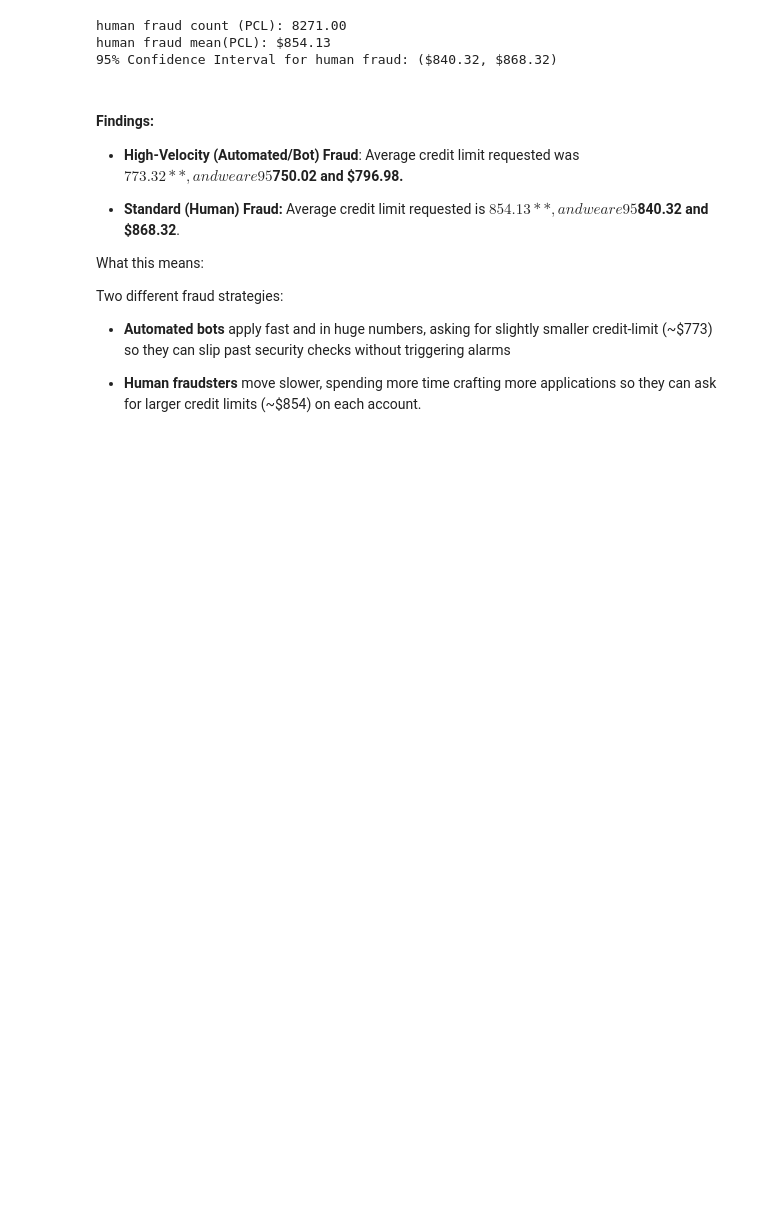
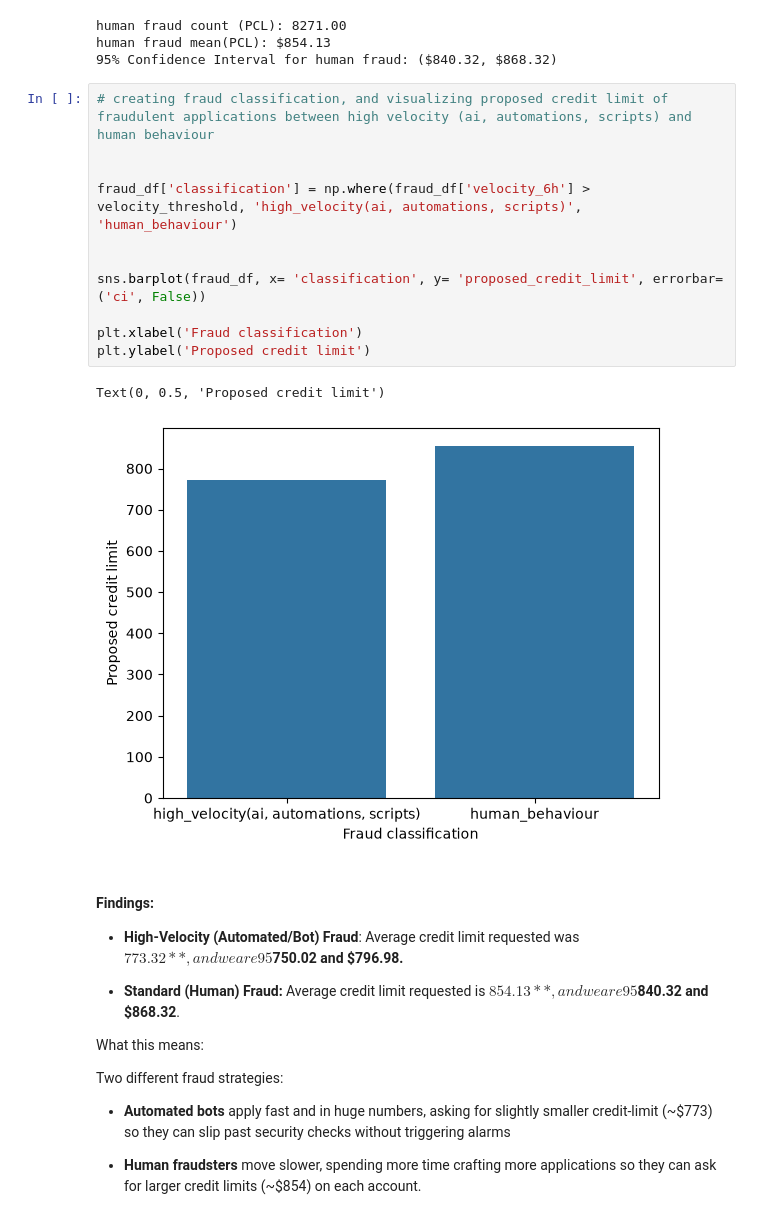
Before and after one commit to bitrusemmanuel101-rgb/Estimating-digital-banking-ai-fraud-exposure, a Jupyter notebook: notebook/ai-fraud-type-exposure.ipynb, the cells around one changed output. Cells and saved outputs as stored; diff of their text form; blank space fills up the shorter version.

```diff
--- a/notebook/ai-fraud-type-exposure.ipynb
+++ b/notebook/ai-fraud-type-exposure.ipynb
@@ -209,6 +209,20 @@ print(f'95% Confidence Interval for human fraud: (${HFlower_ci:.2f}, ${HFupper_c
 human fraud count (PCL): 8271.00
 human fraud mean(PCL): $854.13
 95% Confidence Interval for human fraud: ($840.32, $868.32)
+# %%
+# creating fraud classification, and visualizing proposed credit limit of fraudulent applications between high velocity (ai, automations, scripts) and human behaviour
+
+
+fraud_df['classification'] = np.where(fraud_df['velocity_6h'] > velocity_threshold, 'high_velocity(ai, automations, scripts)', 'human_behaviour')
+
+
+sns.barplot(fraud_df, x= 'classification', y= 'proposed_credit_limit', errorbar= ('ci', False))
+
+plt.xlabel('Fraud classification')
+plt.ylabel('Proposed credit limit')
+# %% [output]
+Text(0, 0.5, 'Proposed credit limit')
+[figure, added]
 # %% [markdown]
 #### Findings:
 
```
Also changed, not shown: parts of 1 cell of this notebook, 1 other file.
